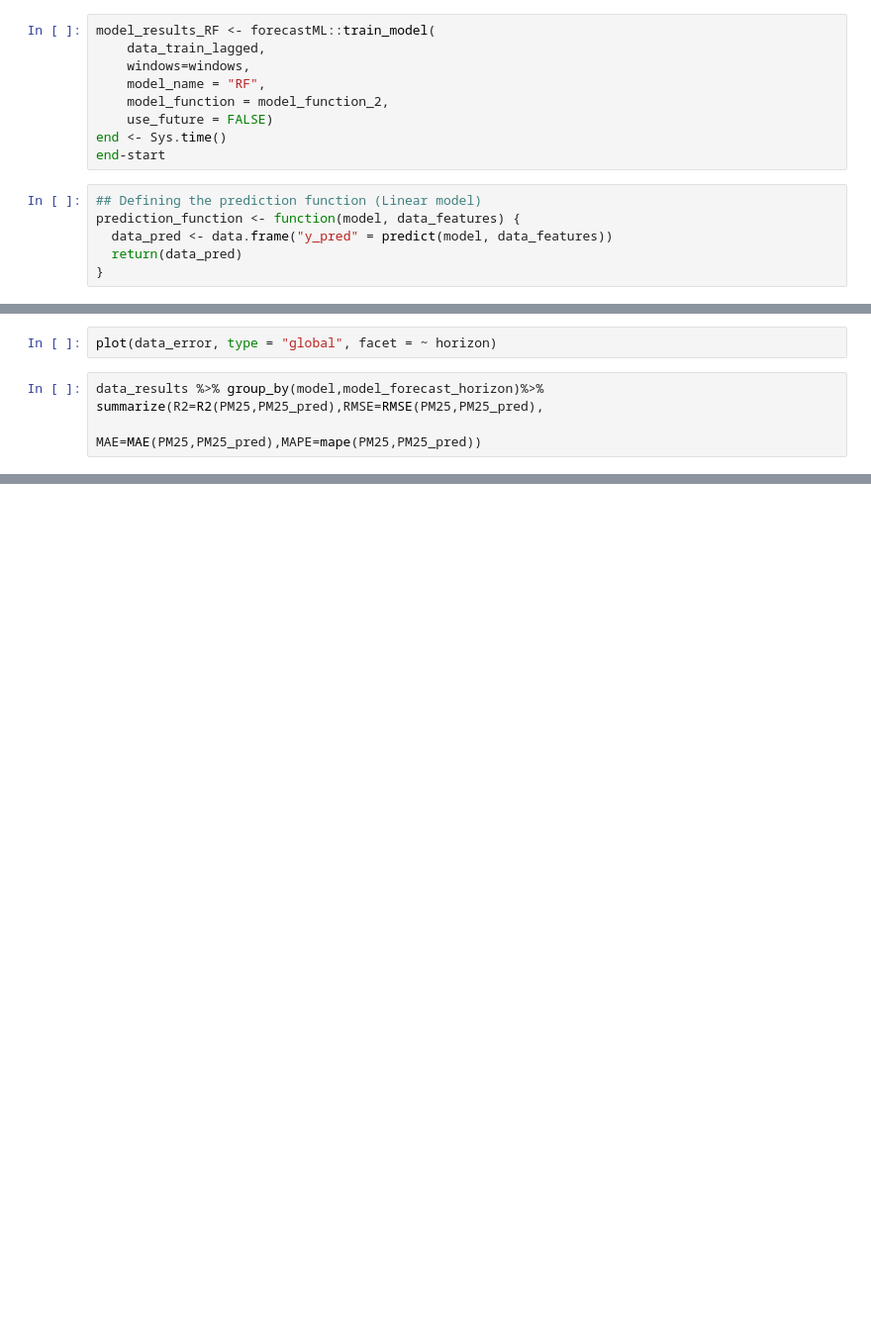
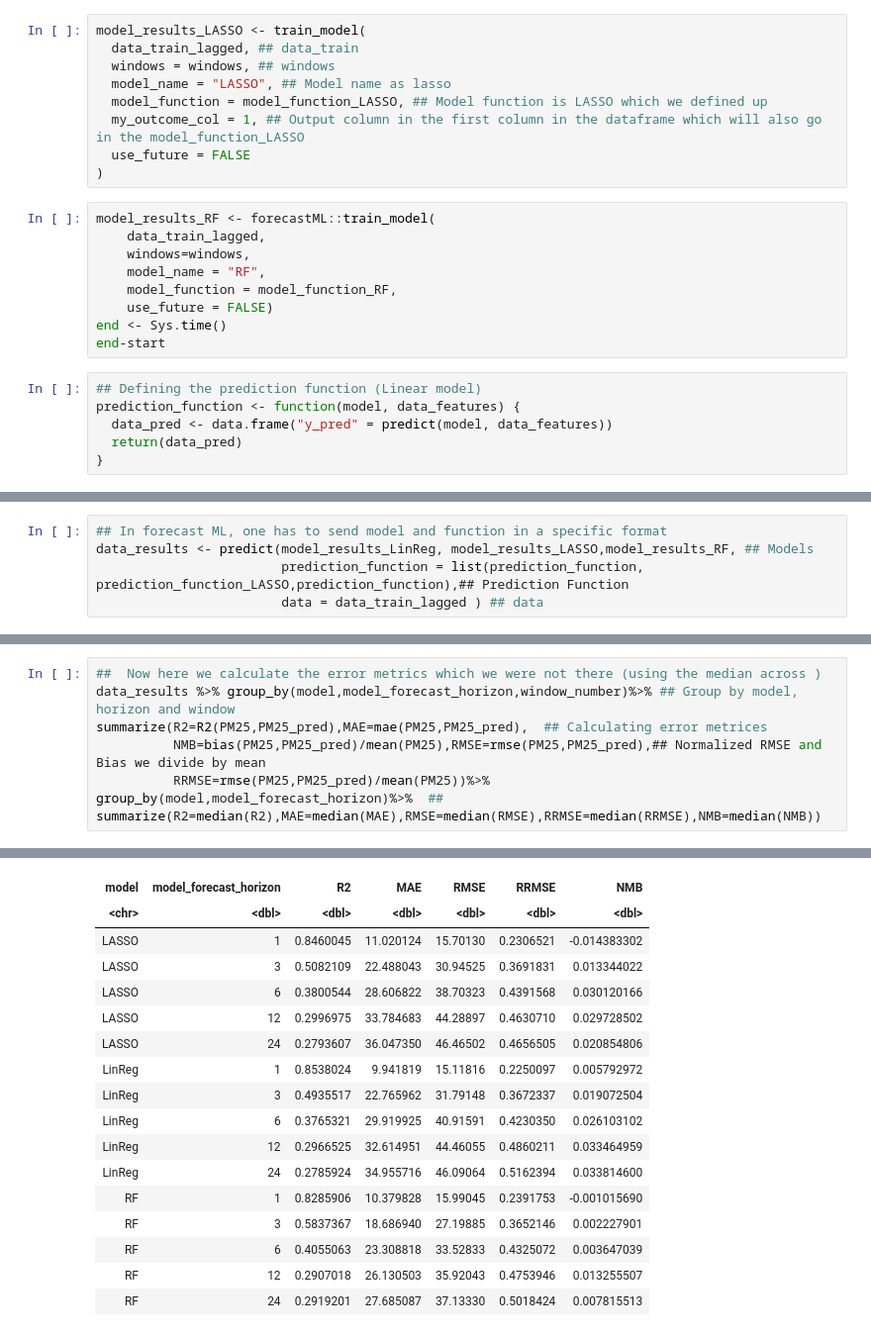
Before and after one commit to adeel1997/AQ_Forecasting, a Jupyter notebook: Multi_step_forecast_ML_Forecast.ipynb, the cells around one changed output, grey strips where cells are left out. Shown at 99% size. Saved outputs shown, nothing was run; the diff lists cells and outputs as text; blank space fills up the shorter version.

```diff
--- a/Multi_step_forecast_ML_Forecast.ipynb
+++ b/Multi_step_forecast_ML_Forecast.ipynb
@@ -444,9 +375,18 @@ Time difference of 4.60621 secs
+# %%
+model_results_LASSO <- train_model(
+  data_train_lagged, ## data_train
+  windows = windows, ## windows
+  model_name = "LASSO", ## Model name as lasso
+  model_function = model_function_LASSO, ## Model function is LASSO which we defined up
+  my_outcome_col = 1, ## Output column in the first column in the dataframe which will also go in the model_function_LASSO
+  use_future = FALSE
+)
 # %%
 model_results_RF <- forecastML::train_model(
     data_train_lagged,
     windows=windows,
     model_name = "RF",
-    model_function = model_function_2,
+    model_function = model_function_RF,
     use_future = FALSE)
 end <- Sys.time()
 end-start
@@ -469,0 +413,5 @@ plot(data_results, type = "residual", horizons = c(1, 6, 12,24))
+# %%
+## In forecast ML, one has to send model and function in a specific format
+data_results <- predict(model_results_LinReg, model_results_LASSO,model_results_RF, ## Models
+                        prediction_function = list(prediction_function, prediction_function_LASSO,prediction_function),## Prediction Function
+                        data = data_train_lagged ) ## data
@@ -472,5 +438,9 @@ plot(data_error, type = "horizon", facet = ~ horizon, horizons = c(1, 6, 12,24))
-# %%
-plot(data_error, type = "global", facet = ~ horizon)
-# %%
-data_results %>% group_by(model,model_forecast_horizon)%>% summarize(R2=R2(PM25,PM25_pred),RMSE=RMSE(PM25,PM25_pred),
-                                                                    MAE=MAE(PM25,PM25_pred),MAPE=mape(PM25,PM25_pred))
+# %%
+##  Now here we calculate the error metrics which we were not there (using the median across )
+data_results %>% group_by(model,model_forecast_horizon,window_number)%>% ## Group by model, horizon and window
+summarize(R2=R2(PM25,PM25_pred),MAE=mae(PM25,PM25_pred),  ## Calculating error metrices
+          NMB=bias(PM25,PM25_pred)/mean(PM25),RMSE=rmse(PM25,PM25_pred),## Normalized RMSE and Bias we divide by mean
+          RRMSE=rmse(PM25,PM25_pred)/mean(PM25))%>%
+group_by(model,model_forecast_horizon)%>%  ##
+summarize(R2=median(R2),MAE=median(MAE),RMSE=median(RMSE),RRMSE=median(RRMSE),NMB=median(NMB))
+# %% [output]
@@ -477 +451,18 @@ data_results %>% group_by(model,model_forecast_horizon)%>% summarize(R2=R2(PM25,
+| model | model_forecast_horizon | R2 | MAE | RMSE | RRMSE | NMB |
+| <chr> | <dbl> | <dbl> | <dbl> | <dbl> | <dbl> | <dbl> |
+| LASSO | 1 | 0.8460045 | 11.020124 | 15.70130 | 0.2306521 | -0.014383302 |
+| LASSO | 3 | 0.5082109 | 22.488043 | 30.94525 | 0.3691831 | 0.013344022 |
+| LASSO | 6 | 0.3800544 | 28.606822 | 38.70323 | 0.4391568 | 0.030120166 |
+| LASSO | 12 | 0.2996975 | 33.784683 | 44.28897 | 0.4630710 | 0.029728502 |
+| LASSO | 24 | 0.2793607 | 36.047350 | 46.46502 | 0.4656505 | 0.020854806 |
+| LinReg | 1 | 0.8538024 | 9.941819 | 15.11816 | 0.2250097 | 0.005792972 |
+| LinReg | 3 | 0.4935517 | 22.765962 | 31.79148 | 0.3672337 | 0.019072504 |
+| LinReg | 6 | 0.3765321 | 29.919925 | 40.91591 | 0.4230350 | 0.026103102 |
+| LinReg | 12 | 0.2966525 | 32.614951 | 44.46055 | 0.4860211 | 0.033464959 |
+| LinReg | 24 | 0.2785924 | 34.955716 | 46.09064 | 0.5162394 | 0.033814600 |
+| RF | 1 | 0.8285906 | 10.379828 | 15.99045 | 0.2391753 | -0.001015690 |
+| RF | 3 | 0.5837367 | 18.686940 | 27.19885 | 0.3652146 | 0.002227901 |
+| RF | 6 | 0.4055063 | 23.308818 | 33.52833 | 0.4325072 | 0.003647039 |
+| RF | 12 | 0.2907018 | 26.130503 | 35.92043 | 0.4753946 | 0.013255507 |
+| RF | 24 | 0.2919201 | 27.685087 | 37.13330 | 0.5018424 | 0.007815513 |
 # %%
```
Also changed, not shown: parts of 38 cells of this notebook, 2 other files.
